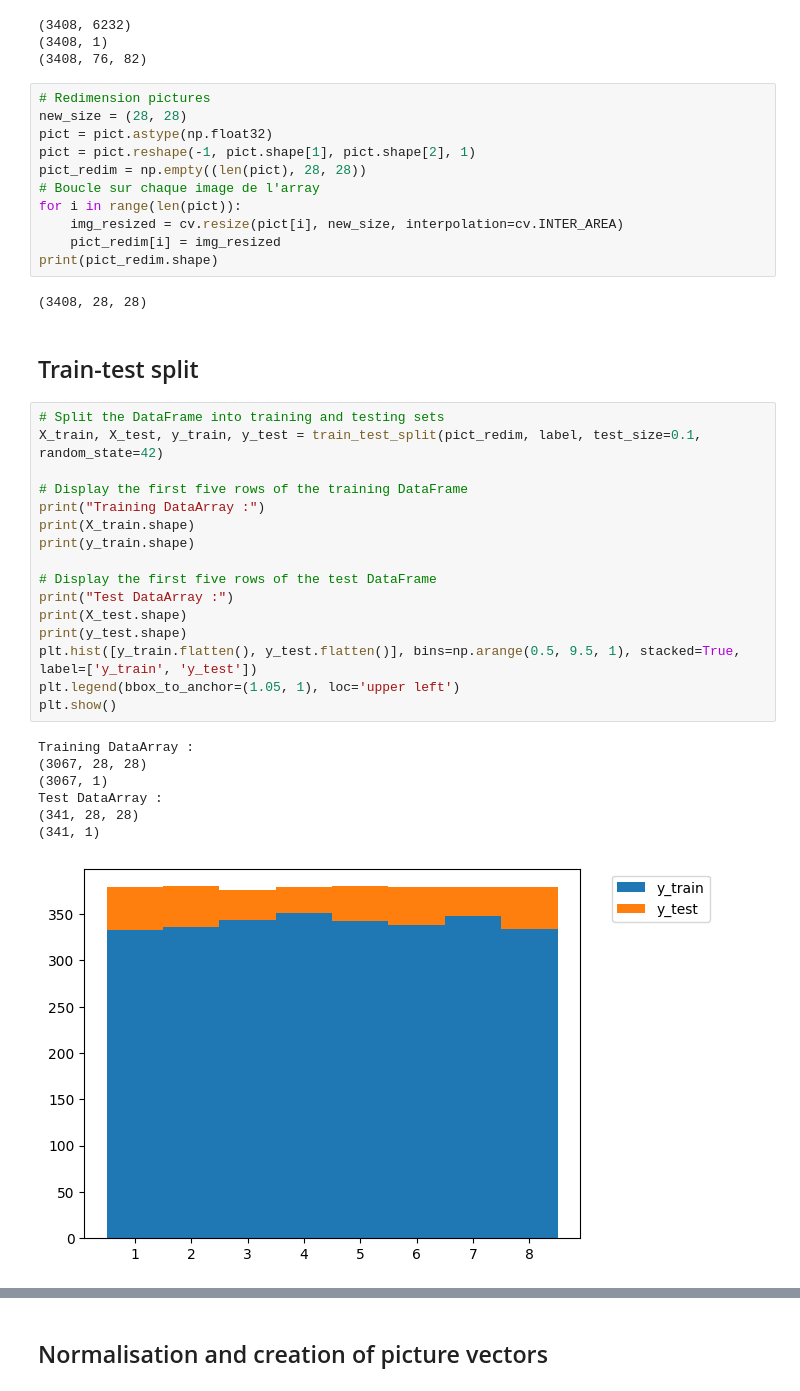
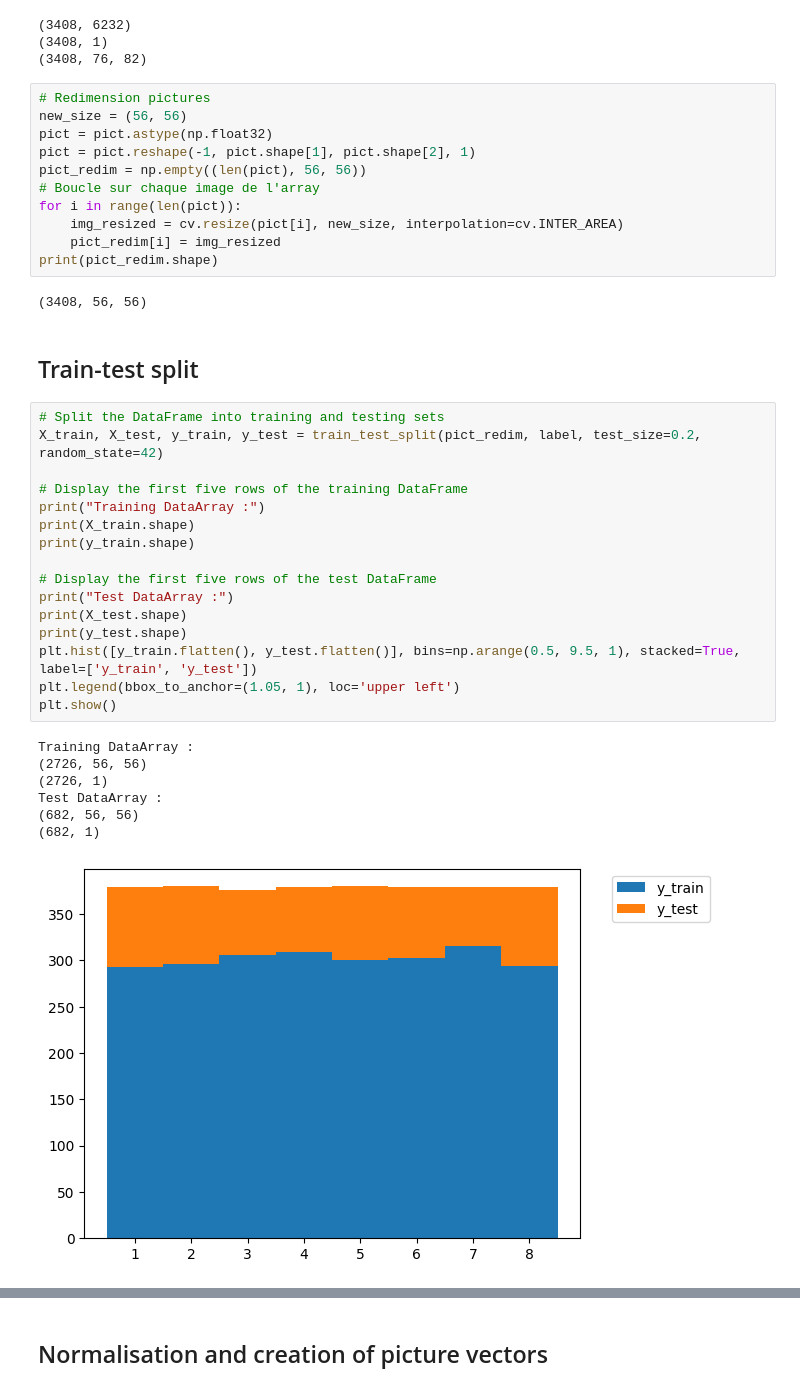
Before and after one commit to csdevignes/trec-coding, a Jupyter notebook: SymbolsTraining.ipynb, the cells around one changed output, grey strips where cells are left out. Cells and saved outputs as stored; diff of their text form.

```diff
--- a/SymbolsTraining.ipynb
+++ b/SymbolsTraining.ipynb
@@ -91,43 +91,43 @@ print(pict.shape)
 (3408, 76, 82)
 # %%
 # Redimension pictures
-new_size = (28, 28)
+new_size = (56, 56)
 pict = pict.astype(np.float32)
 pict = pict.reshape(-1, pict.shape[1], pict.shape[2], 1)
-pict_redim = np.empty((len(pict), 28, 28))
+pict_redim = np.empty((len(pict), 56, 56))
 # Boucle sur chaque image de l'array
 for i in range(len(pict)):
     img_resized = cv.resize(pict[i], new_size, interpolation=cv.INTER_AREA)
     pict_redim[i] = img_resized
 print(pict_redim.shape)
 # %% [output]
-(3408, 28, 28)
+(3408, 56, 56)
 # %% [markdown]
 ## Train-test split
 # %%
 # Split the DataFrame into training and testing sets
-X_train, X_test, y_train, y_test = train_test_split(pict_redim, label, test_size=0.1, random_state=42)
+X_train, X_test, y_train, y_test = train_test_split(pict_redim, label, test_size=0.2, random_state=42)
 
 # Display the first five rows of the training DataFrame
 print("Training DataArray :")
 print(X_train.shape)
 print(y_train.shape)
 
 # Display the first five rows of the test DataFrame
 print("Test DataArray :")
 print(X_test.shape)
 print(y_test.shape)
 plt.hist([y_train.flatten(), y_test.flatten()], bins=np.arange(0.5, 9.5, 1), stacked=True, label=['y_train', 'y_test'])
 plt.legend(bbox_to_anchor=(1.05, 1), loc='upper left')
 plt.show()
 # %% [output]
 Training DataArray :
-(3067, 28, 28)
-(3067, 1)
+(2726, 56, 56)
+(2726, 1)
 Test DataArray :
-(341, 28, 28)
-(341, 1)
+(682, 56, 56)
+(682, 1)
-[figure, old version]
+[figure, new version]
 # %%
 # Define a function to visualize samples from the dataset
 def visualize_samples(X, y, num_samples=5):
```
Also changed, not shown: parts of 12 cells of this notebook, 31 other files.
